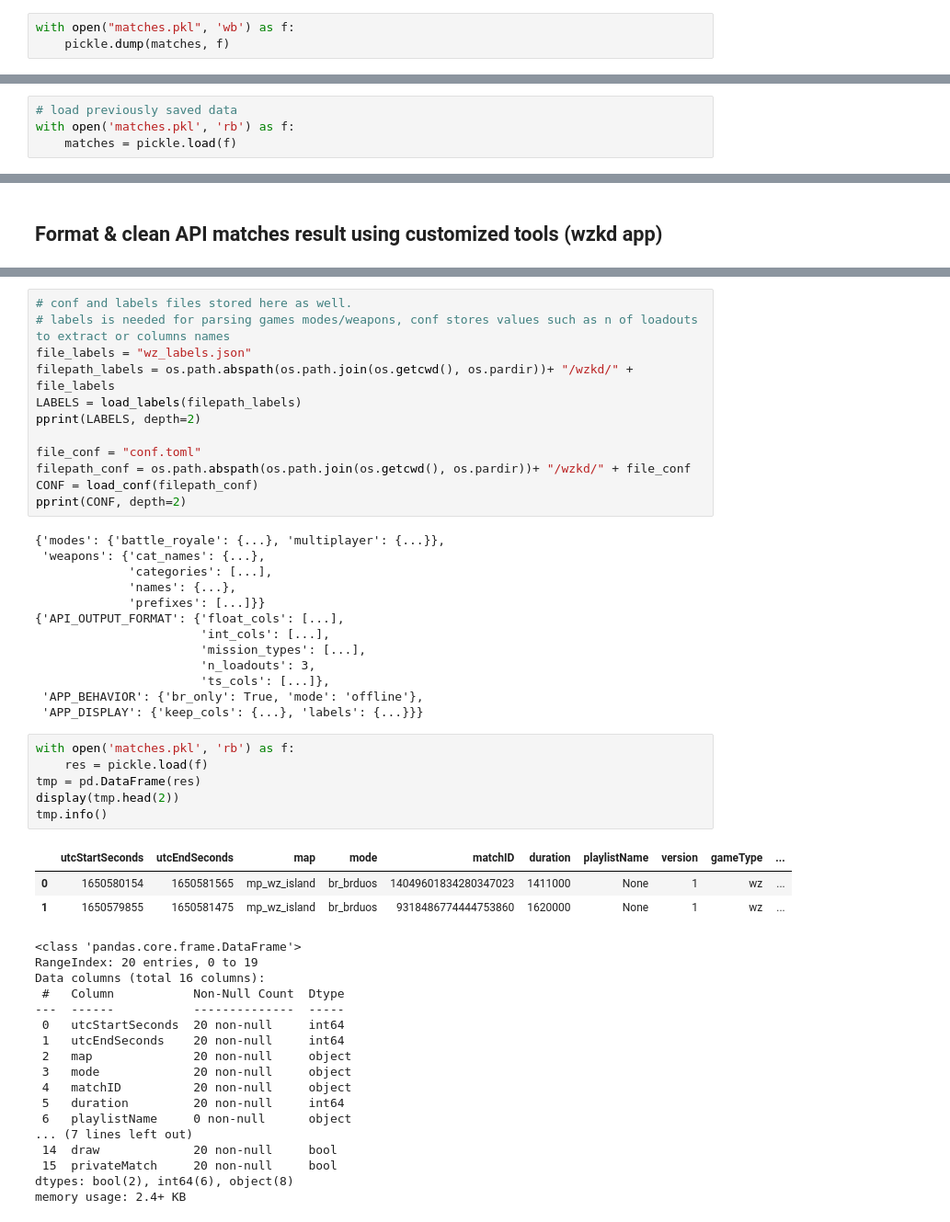
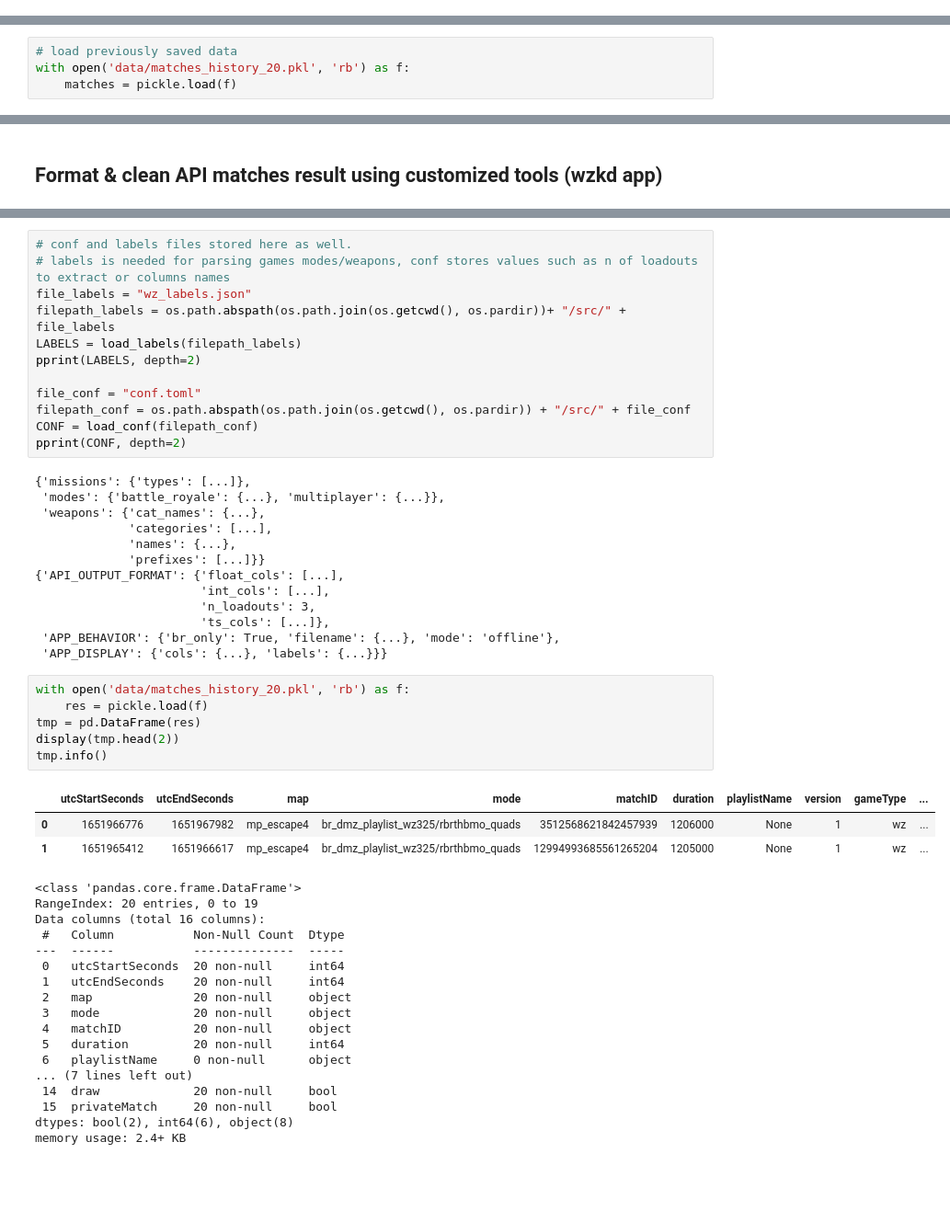
Before and after one commit to matthieuvion/wzkd, a Jupyter notebook: notebooks/format_matches.ipynb, the cells around one changed output, grey strips where cells are left out. Shown: that part at 92% size. Drawn from its saved outputs; the diff is of its cells as text; blank space fills up the shorter version.

```diff
--- a/notebooks/format_matches.ipynb
+++ b/notebooks/format_matches.ipynb
@@ -124,3 +157,0 @@ matches = await client.GetMatchesDetailed("battle", "amadevs#1689", Title.Modern
-# %%
-with open("matches.pkl", 'wb') as f:
-    pickle.dump(matches, f)
@@ -128,7 +168,7 @@ with open("matches.pkl", 'wb') as f:
 ## Match result : structure
 # %%
 # load previously saved data
-with open('matches.pkl', 'rb') as f:
+with open('data/matches_history_20.pkl', 'rb') as f:
     matches = pickle.load(f)
 # %% [markdown]
 ### Overview : dict --> df
@@ -186,37 +321,37 @@ from api_format import res_to_df, format_df
 # conf and labels files stored here as well.
 # labels is needed for parsing games modes/weapons, conf stores values such as n of loadouts to extract or columns names
 file_labels = "wz_labels.json"
-filepath_labels = os.path.abspath(os.path.join(os.getcwd(), os.pardir))+ "/wzkd/" + file_labels
+filepath_labels = os.path.abspath(os.path.join(os.getcwd(), os.pardir))+ "/src/" + file_labels
 LABELS = load_labels(filepath_labels)
 pprint(LABELS, depth=2)
 
 file_conf = "conf.toml"
-filepath_conf = os.path.abspath(os.path.join(os.getcwd(), os.pardir))+ "/wzkd/" + file_conf
+filepath_conf = os.path.abspath(os.path.join(os.getcwd(), os.pardir)) + "/src/" + file_conf
 CONF = load_conf(filepath_conf)
 pprint(CONF, depth=2)
 # %% [output]
-{'modes': {'battle_royale': {...}, 'multiplayer': {...}},
+{'missions': {'types': [...]},
+ 'modes': {'battle_royale': {...}, 'multiplayer': {...}},
  'weapons': {'cat_names': {...},
              'categories': [...],
              'names': {...},
              'prefixes': [...]}}
 {'API_OUTPUT_FORMAT': {'float_cols': [...],
                        'int_cols': [...],
-                       'mission_types': [...],
                        'n_loadouts': 3,
                        'ts_cols': [...]},
- 'APP_BEHAVIOR': {'br_only': True, 'mode': 'offline'},
- 'APP_DISPLAY': {'keep_cols': {...}, 'labels': {...}}}
+ 'APP_BEHAVIOR': {'br_only': True, 'filename': {...}, 'mode': 'offline'},
+ 'APP_DISPLAY': {'cols': {...}, 'labels': {...}}}
 # %%
-with open('matches.pkl', 'rb') as f:
+with open('data/matches_history_20.pkl', 'rb') as f:
     res = pickle.load(f)
 tmp = pd.DataFrame(res)
 display(tmp.head(2))
 tmp.info()
 # %% [output]
 |  | utcStartSeconds | utcEndSeconds | map | mode | matchID | duration | playlistName | version | gameType | ... |
-| 0 | 1650580154 | 1650581565 | mp_wz_island | br_brduos | 14049601834280347023 | 1411000 | None | 1 | wz | ... |
-| 1 | 1650579855 | 1650581475 | mp_wz_island | br_brduos | 9318486774444753860 | 1620000 | None | 1 | wz | ... |
+| 0 | 1651966776 | 1651967982 | mp_escape4 | br_dmz_playlist_wz325/rbrthbmo_quads | 3512568621842457939 | 1206000 | None | 1 | wz | ... |
+| 1 | 1651965412 | 1651966617 | mp_escape4 | br_dmz_playlist_wz325/rbrthbmo_quads | 12994993685561265204 | 1205000 | None | 1 | wz | ... |
 <class 'pandas.core.frame.DataFrame'>
 RangeIndex: 20 entries, 0 to 19
 Data columns (total 16 columns):
```
Also changed, not shown: parts of 25 cells of this notebook, 41 other files.
